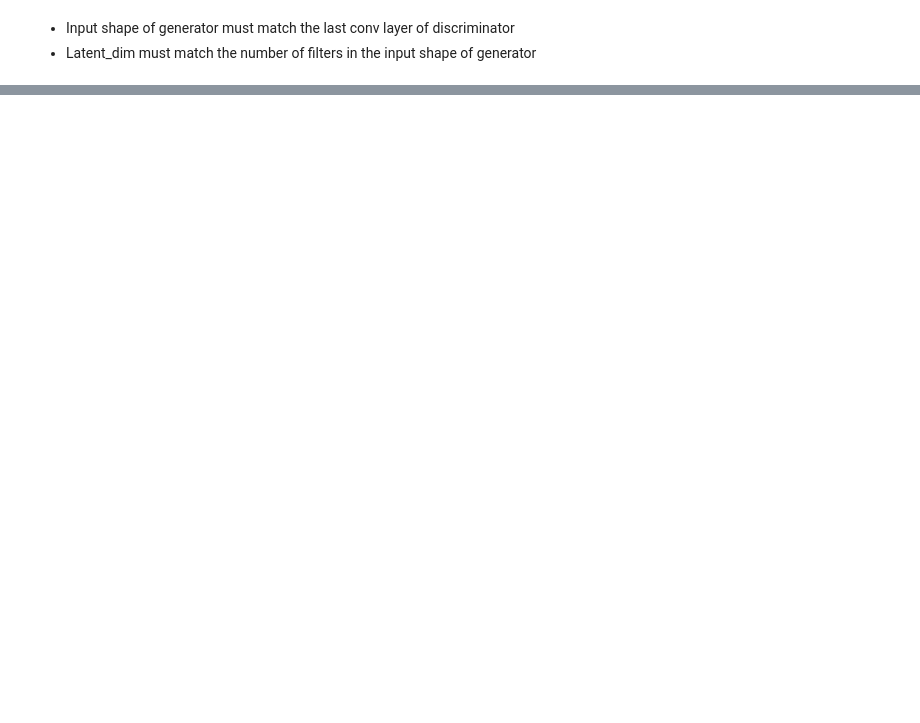
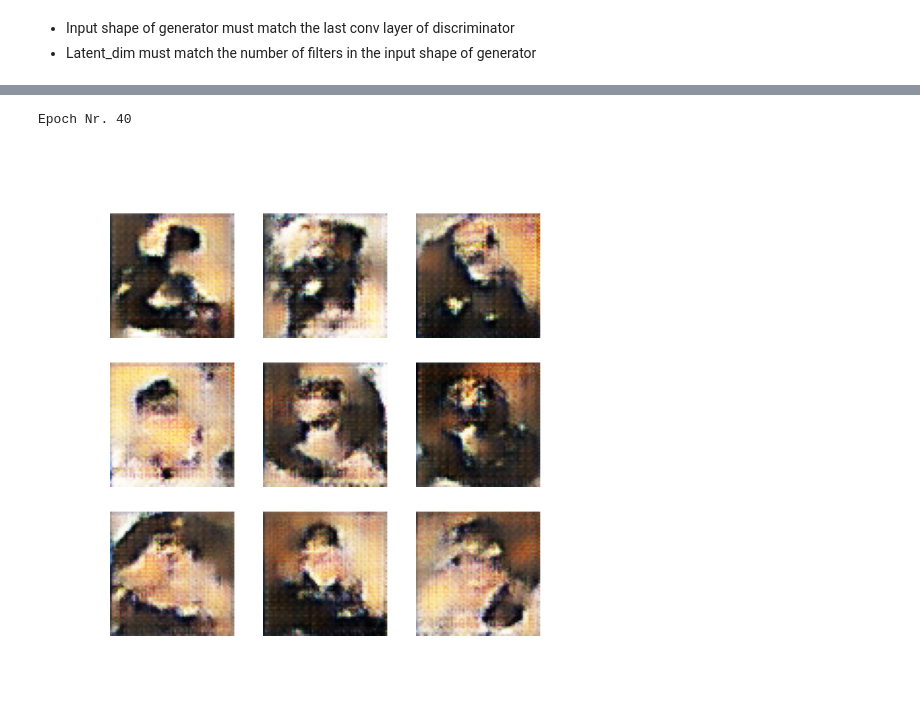
Before and after one commit to Coyote-Schmoyote/portrait-generation-dcgan, a Jupyter notebook: GAN_portriat.ipynb, the cells around one changed output, grey strips where cells are left out. Cells and saved outputs as stored; diff of their text form; code cells hidden in the pictures; blank space fills up the shorter version.

```diff
--- a/GAN_portriat.ipynb
+++ b/GAN_portriat.ipynb
@@ -426,0 +479,5 @@ After 100 epochs:
+# %%
+display_image(output_images, 40)
+# %% [output]
+Epoch Nr. 40
+[figure, added]
```
Also changed, not shown: parts of 50 cells of this notebook.
